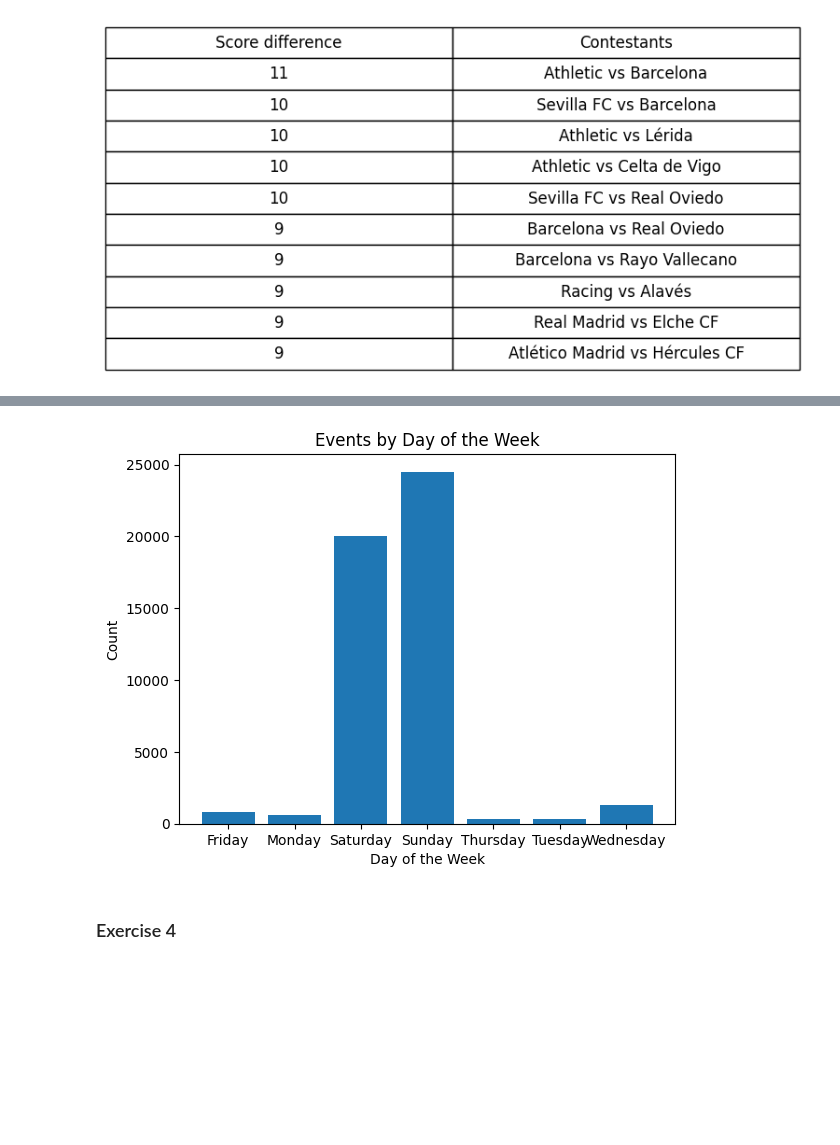
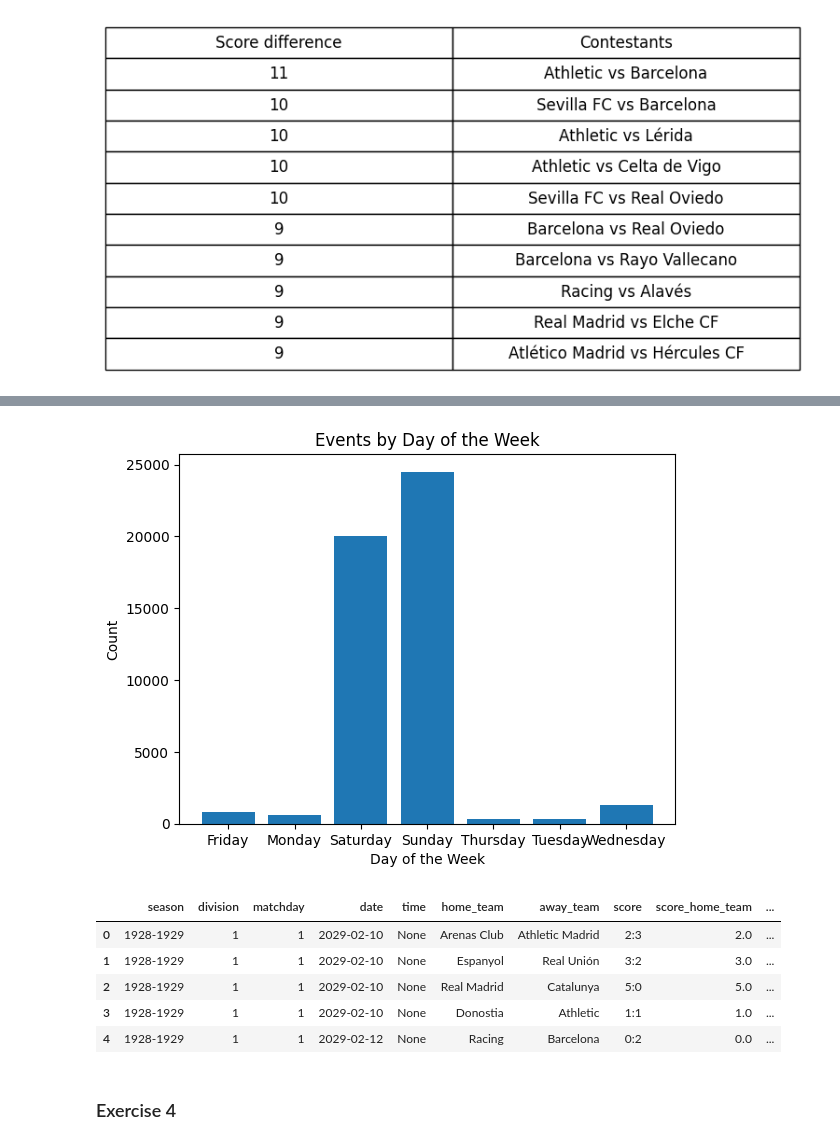
Before and after one commit to coders-unidas/la-quiniela, a Jupyter notebook: analysis/data_analysis.ipynb, the cells around one changed output, grey strips where cells are left out. Cells and saved outputs as stored; diff of their text form; code cells hidden in the pictures; blank space fills up the shorter version.

```diff
--- a/analysis/data_analysis.ipynb
+++ b/analysis/data_analysis.ipynb
@@ -100,16 +103,24 @@ plt.show()
 # %%
 df['date'] = pd.to_datetime(df['date'], format='%m/%d/%y')
-df['Day_of_Week'] = df['date'].dt.day_name()
+df['day_of_week'] = df['date'].dt.day_name()
 
-day_of_week_counts = df['Day_of_Week'].value_counts().sort_index()
+day_of_week_counts = df['day_of_week'].value_counts().sort_index()
 
 plt.bar(day_of_week_counts.index, day_of_week_counts)
 plt.xlabel('Day of the Week')
 plt.ylabel('Count')
 plt.title('Events by Day of the Week')
 plt.show()
+
+df.head()
 # %% [output]
 [figure]
+|  | season | division | matchday | date | time | home_team | away_team | score | score_home_team | ... |
+| 0 | 1928-1929 | 1 | 1 | 2029-02-10 | None | Arenas Club | Athletic Madrid | 2:3 | 2.0 | ... |
+| 1 | 1928-1929 | 1 | 1 | 2029-02-10 | None | Espanyol | Real Unión | 3:2 | 3.0 | ... |
+| 2 | 1928-1929 | 1 | 1 | 2029-02-10 | None | Real Madrid | Catalunya | 5:0 | 5.0 | ... |
+| 3 | 1928-1929 | 1 | 1 | 2029-02-10 | None | Donostia | Athletic | 1:1 | 1.0 | ... |
+| 4 | 1928-1929 | 1 | 1 | 2029-02-12 | None | Racing | Barcelona | 0:2 | 0.0 | ... |
 # %% [markdown]
 ### Exercise 4
 # %% [markdown]
```
Also changed, not shown: parts of 2 cells of this notebook.
